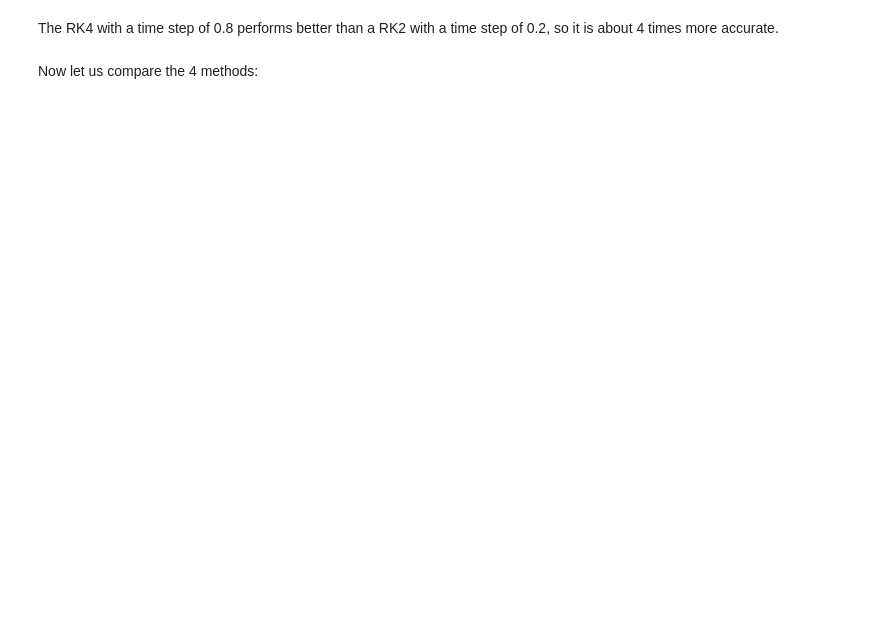
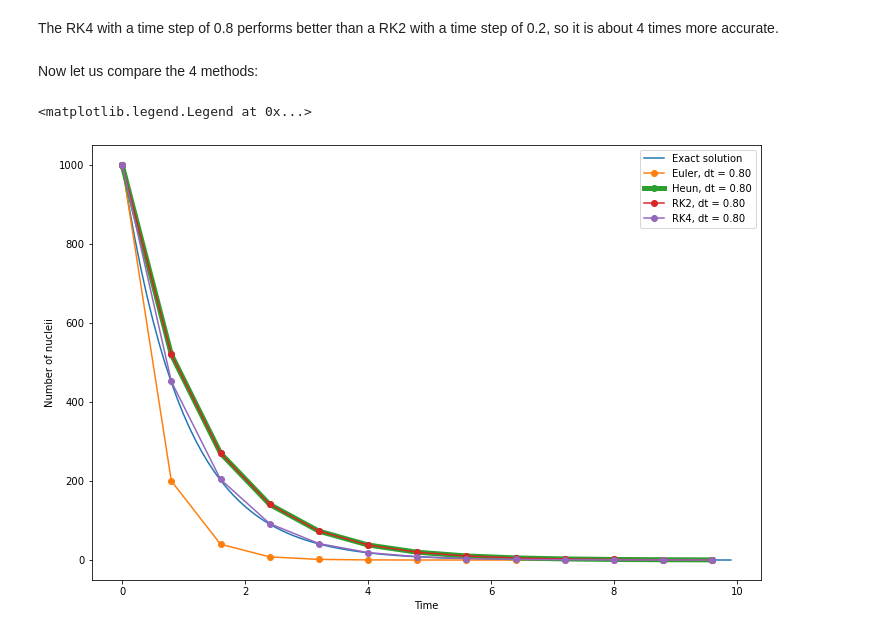
Before and after one commit to Jayshil/planetary-dynamics, a Jupyter notebook: 1st_ODE_integration_radio_decay.ipynb, the cells around one changed output. Saved outputs shown, nothing was run; the diff lists cells and outputs as text; code cells hidden in the pictures; blank space fills up the shorter version.

```diff
--- a/1st_ODE_integration_radio_decay.ipynb
+++ b/1st_ODE_integration_radio_decay.ipynb
@@ -315,14 +334,13 @@ def evolve_RK2(x0, tau, dt, N_steps):
     th = np.zeros((N_steps + 1))
     # Define initial conditions!
     xh[0], th[0] = x0, 0
-    print("now is time to work")
+    # Now is time to work
 
     for i in range(N_steps):
         # Write down here the RK2 integration scheme
-
-        k1 = # write here
-        k2 = # write here
-        xh[i+1] = # write here
+        k1 = dt*dx_dt(xh[i], tau)
+        k2 = dt*dx_dt(xh[i]+(k1/2), tau)
+        xh[i+1] = xh[i] + k2
         th[i+1] = th[i] + dt
     return th, xh
 # %%
@@ -333,16 +351,15 @@ def evolve_RK4(x0, tau, dt, N_steps):
     th = np.zeros((N_steps + 1))
     # Define initial conditions!
     xh[0], th[0] = x0, 0
-    print("now is time to work")
+    # Now is time to work
 
     for i in range(N_steps):
         # Write down here the RK4 integration scheme
-
-        k1 = # write here
-        k2 = # write here
-        k3 = # write here
-        k4 = # write here
-        xh[i+1] = # write here
+        k1 = dt*dx_dt(xh[i], tau)
+        k2 = dt*dx_dt(xh[i]+(k1/2), tau)
+        k3 = dt*dx_dt(xh[i]+(k2/2), tau)
+        k4 = dt*dx_dt(xh[i]+k3, tau)
+        xh[i+1] = xh[i] + (1/6)*(k1 + 2*k2 + 2*k3 + k)
         th[i+1] = th[i] + dt
     return th, xh
 # %% [markdown]
@@ -423,24 +445,27 @@ Now let us compare the 4 methods:
 # %%
 dt = 0.8
 N_steps = int(Time_max/float(dt))
 # Computation of the Euler's integration
 te, xe = evolve_Euler(x0, tau, dt, N_steps)
 # Computation of the Heun's integration
 th, xh = evolve_Heun(x0, tau, dt, N_steps)
 # Computation of the RK2 integration
 tRK2, xRK2 = evolve_RK2(x0, tau, dt, N_steps)
 # Computation of the RK4 integration
 tRK4, xRK4 = evolve_RK4(x0, tau, dt, N_steps)
 
 fig = plt.figure(figsize=(12, 8))
 ax = fig.add_subplot(1,1,1)
 
 ax.plot(time, exact_solution, '-', label="Exact solution")
 ax.plot(te, xe, '-o', label="Euler, dt = %.2f" %dt)
-ax.plot(th, xh, '-o', label="Heun, dt = %.2f" %dt)
+ax.plot(th, xh, '-o', lw=5, label="Heun, dt = %.2f" %dt)
 ax.plot(tRK2, xRK2, '-o', label="RK2, dt = %.2f" %dt)
 ax.plot(tRK4, xRK4, '-o', label="RK4, dt = %.2f" %dt)
 
 ax.set_ylabel("Number of nucleii")
 ax.set_xlabel("Time")
 ax.legend(loc=0, prop={'size':10})
+# %% [output]
+<matplotlib.legend.Legend at 0x...>
+[figure, added]
```
Also changed, not shown: parts of 11 cells of this notebook.
